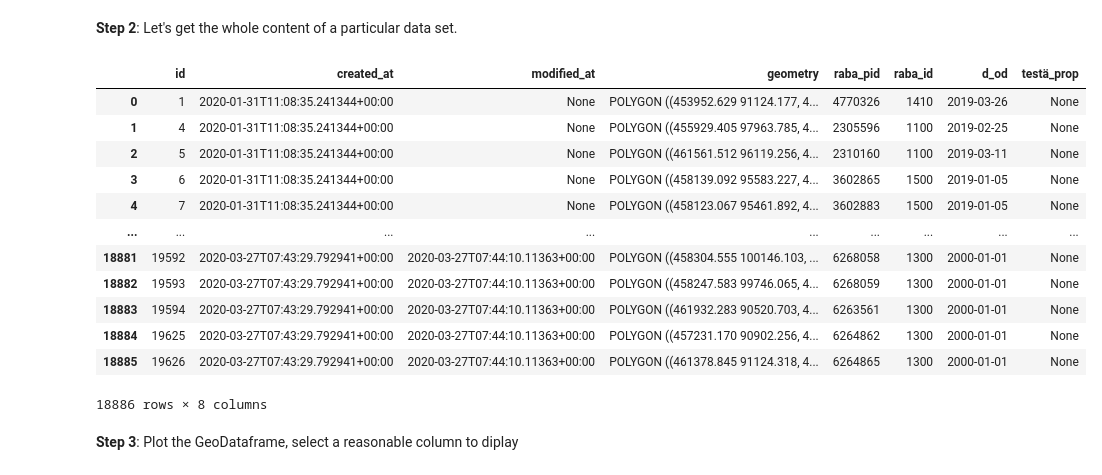
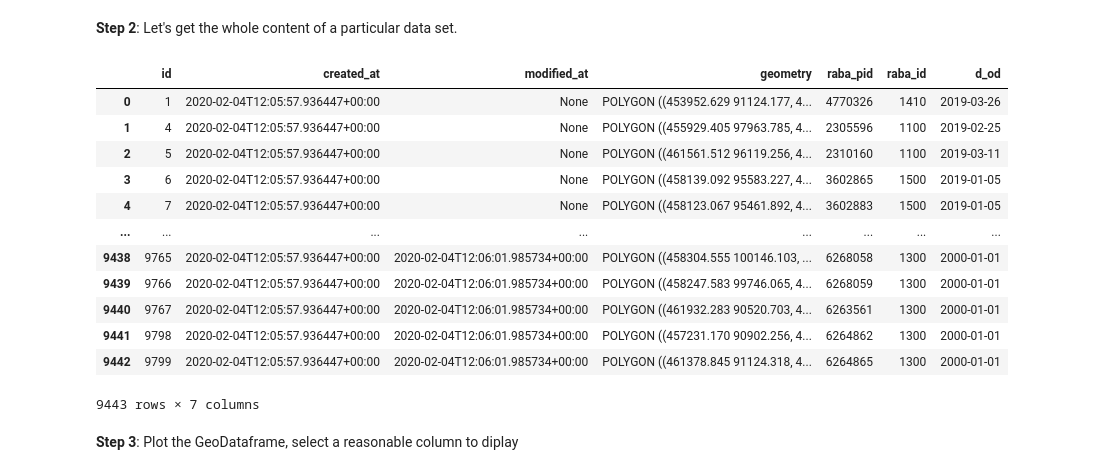
Before and after one commit to xcube-dev/xcube-geodb, a Jupyter notebook: notebooks/geodb_explore_datasets.ipynb, the cells around one changed output. Drawn from its saved outputs; the diff is of its cells as text; code cells hidden in the pictures.

```diff
--- a/notebooks/geodb_explore_datasets.ipynb
+++ b/notebooks/geodb_explore_datasets.ipynb
@@ -35,3 +33,5 @@ Install xcube geoDB with command:
+# %%
+geodb = GeoDBClient()
 # %% [markdown]
 ### Get your user name
 # %%
@@ -50,22 +59,22 @@ geodb.get_collections() # to be updated so that all available collections are di
 # %% [markdown]
 __Step 2__: Let's get the whole content of a particular data set.
 # %%
-gdf = geodb.get_collection('land_use', namespace='geodb_admin') # to be updated, so that namespace is not needed or something more suitable, e.g. 'public'
+gdf = geodb.get_collection('land_use', database='geodb_test99') # to be updated, so that namespace is not needed or something more suitable, e.g. 'public'
 gdf
 # %% [output]
-|  | id | created_at | modified_at | geometry | raba_pid | raba_id | d_od | testä_prop |
-| 0 | 1 | 2020-01-31T11:08:35.241344+00:00 | None | POLYGON ((453952.629 91124.177, 4... | 4770326 | 1410 | 2019-03-26 | None |
-| 1 | 4 | 2020-01-31T11:08:35.241344+00:00 | None | POLYGON ((455929.405 97963.785, 4... | 2305596 | 1100 | 2019-02-25 | None |
-| 2 | 5 | 2020-01-31T11:08:35.241344+00:00 | None | POLYGON ((461561.512 96119.256, 4... | 2310160 | 1100 | 2019-03-11 | None |
-| 3 | 6 | 2020-01-31T11:08:35.241344+00:00 | None | POLYGON ((458139.092 95583.227, 4... | 3602865 | 1500 | 2019-01-05 | None |
-| 4 | 7 | 2020-01-31T11:08:35.241344+00:00 | None | POLYGON ((458123.067 95461.892, 4... | 3602883 | 1500 | 2019-01-05 | None |
-| ... | ... | ... | ... | ... | ... | ... | ... | ... |
-| 18881 | 19592 | 2020-03-27T07:43:29.792941+00:00 | 2020-03-27T07:44:10.11363+00:00 | POLYGON ((458304.555 100146.103, ... | 6268058 | 1300 | 2000-01-01 | None |
-| 18882 | 19593 | 2020-03-27T07:43:29.792941+00:00 | 2020-03-27T07:44:10.11363+00:00 | POLYGON ((458247.583 99746.065, 4... | 6268059 | 1300 | 2000-01-01 | None |
-| 18883 | 19594 | 2020-03-27T07:43:29.792941+00:00 | 2020-03-27T07:44:10.11363+00:00 | POLYGON ((461932.283 90520.703, 4... | 6263561 | 1300 | 2000-01-01 | None |
-| 18884 | 19625 | 2020-03-27T07:43:29.792941+00:00 | 2020-03-27T07:44:10.11363+00:00 | POLYGON ((457231.170 90902.256, 4... | 6264862 | 1300 | 2000-01-01 | None |
-| 18885 | 19626 | 2020-03-27T07:43:29.792941+00:00 | 2020-03-27T07:44:10.11363+00:00 | POLYGON ((461378.845 91124.318, 4... | 6264865 | 1300 | 2000-01-01 | None |
+|  | id | created_at | modified_at | geometry | raba_pid | raba_id | d_od |
+| 0 | 1 | 2020-02-04T12:05:57.936447+00:00 | None | POLYGON ((453952.629 91124.177, 4... | 4770326 | 1410 | 2019-03-26 |
+| 1 | 4 | 2020-02-04T12:05:57.936447+00:00 | None | POLYGON ((455929.405 97963.785, 4... | 2305596 | 1100 | 2019-02-25 |
+| 2 | 5 | 2020-02-04T12:05:57.936447+00:00 | None | POLYGON ((461561.512 96119.256, 4... | 2310160 | 1100 | 2019-03-11 |
+| 3 | 6 | 2020-02-04T12:05:57.936447+00:00 | None | POLYGON ((458139.092 95583.227, 4... | 3602865 | 1500 | 2019-01-05 |
+| 4 | 7 | 2020-02-04T12:05:57.936447+00:00 | None | POLYGON ((458123.067 95461.892, 4... | 3602883 | 1500 | 2019-01-05 |
+| ... | ... | ... | ... | ... | ... | ... | ... |
+| 9438 | 9765 | 2020-02-04T12:05:57.936447+00:00 | 2020-02-04T12:06:01.985734+00:00 | POLYGON ((458304.555 100146.103, ... | 6268058 | 1300 | 2000-01-01 |
+| 9439 | 9766 | 2020-02-04T12:05:57.936447+00:00 | 2020-02-04T12:06:01.985734+00:00 | POLYGON ((458247.583 99746.065, 4... | 6268059 | 1300 | 2000-01-01 |
+| 9440 | 9767 | 2020-02-04T12:05:57.936447+00:00 | 2020-02-04T12:06:01.985734+00:00 | POLYGON ((461932.283 90520.703, 4... | 6263561 | 1300 | 2000-01-01 |
+| 9441 | 9798 | 2020-02-04T12:05:57.936447+00:00 | 2020-02-04T12:06:01.985734+00:00 | POLYGON ((457231.170 90902.256, 4... | 6264862 | 1300 | 2000-01-01 |
+| 9442 | 9799 | 2020-02-04T12:05:57.936447+00:00 | 2020-02-04T12:06:01.985734+00:00 | POLYGON ((461378.845 91124.318, 4... | 6264865 | 1300 | 2000-01-01 |
-18886 rows × 8 columns
+9443 rows × 7 columns
 # %% [markdown]
 __Step 3__: Plot the GeoDataframe, select a reasonable column to diplay
 # %%
```
Also changed, not shown: parts of 9 cells of this notebook, 3 other files.
